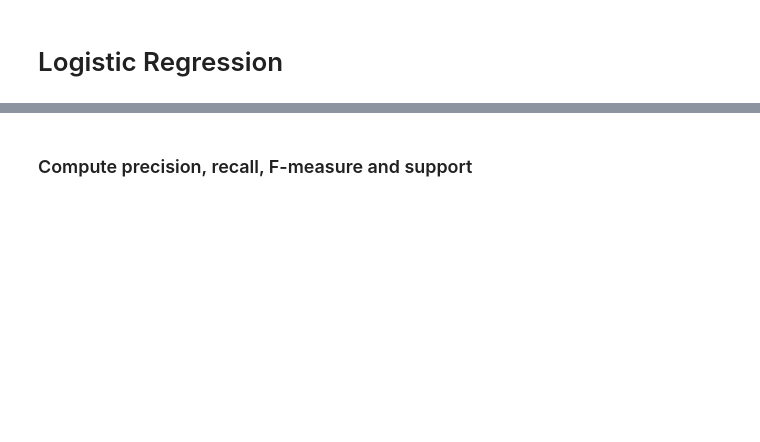
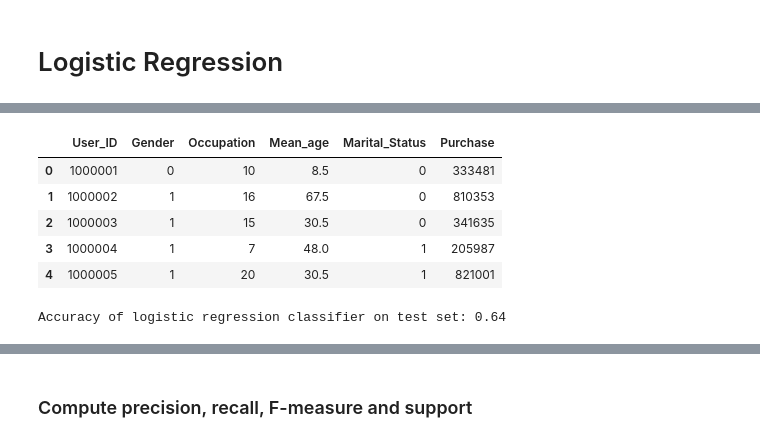
Before and after one commit to mtruon11/Black-Friday-Analysis, a Jupyter notebook: Black-Friday-Analysis.ipynb, the cells around one changed output, grey strips where cells are left out. Cells and saved outputs as stored; diff of their text form; code cells hidden in the pictures; blank space fills up the shorter version.

Commit message:
Add Logistic Regression

```diff
--- a/Black-Friday-Analysis.ipynb
+++ b/Black-Friday-Analysis.ipynb
@@ -714,0 +748,12 @@ Male vs Female
+# %%
+purchase_by_user = blackfriday.groupby(['User_ID', 'Gender', 'Occupation', 'Mean_age', 'Marital_Status']).agg({'Purchase': np.sum})
+purchase_by_user.reset_index(inplace=True)
+purchase_by_user.Gender = purchase_by_user.Gender.map({'F':0, 'M': 1})
+purchase_by_user.head()
+# %% [output]
+|  | User_ID | Gender | Occupation | Mean_age | Marital_Status | Purchase |
+| 0 | 1000001 | 0 | 10 | 8.5 | 0 | 333481 |
+| 1 | 1000002 | 1 | 16 | 67.5 | 0 | 810353 |
+| 2 | 1000003 | 1 | 15 | 30.5 | 0 | 341635 |
+| 3 | 1000004 | 1 | 7 | 48.0 | 1 | 205987 |
+| 4 | 1000005 | 1 | 20 | 30.5 | 1 | 821001 |
@@ -717,0 +768,8 @@ y = (blackfriday['Gender'] == 'M').astype(np.int) #1 as Male, 0 as Female
+# %%
+X_train, X_test, y_train, y_test = train_test_split(X, y, test_size=0.3, random_state=0)
+log_reg = linear_model.LogisticRegression()
+log_reg.fit(X_train,y_train)
+y_pred = log_reg.predict(X_test)
+print('Accuracy of logistic regression classifier on test set: {:.2f}'.format(log_reg.score(X_test, y_test)))
+# %% [output]
+Accuracy of logistic regression classifier on test set: 0.64
```
Also changed, not shown: parts of 34 cells of this notebook, 2 other files.
